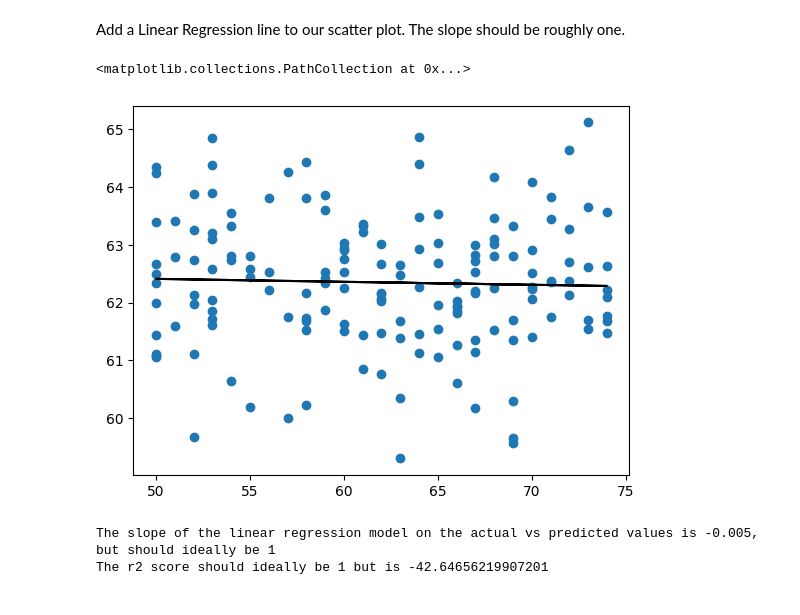
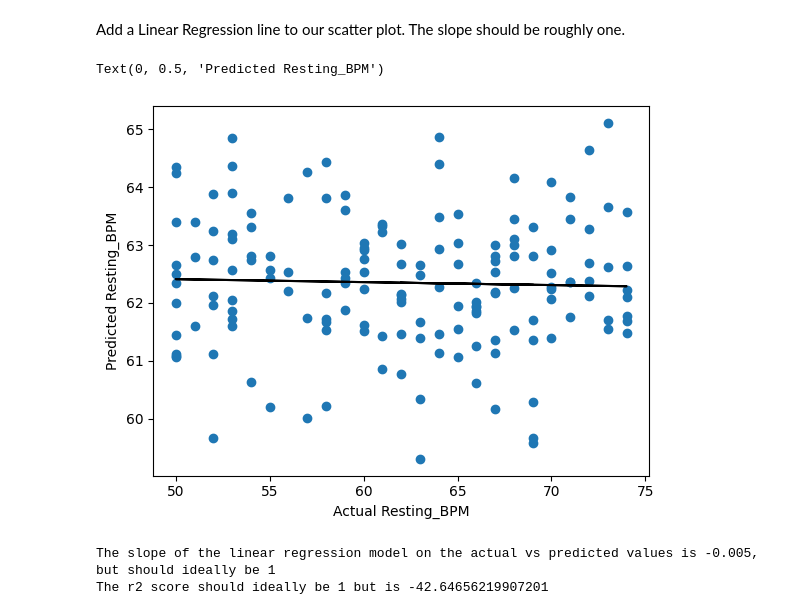
Before and after one commit to kklimov1/AngularSparkDataScienceProject, a Jupyter notebook: healthAnalysisCleaned.ipynb, the cells around one changed output. Cells and saved outputs as stored; diff of their text form; code cells hidden in the pictures.

```diff
--- a/healthAnalysisCleaned.ipynb
+++ b/healthAnalysisCleaned.ipynb
@@ -488,12 +488,14 @@ Add a Linear Regression line to our scatter plot. The slope should be roughly on
 # %%
 linear_df = linear_target_vs_prediction.toPandas()
 slope, i = np.polyfit(linear_df['Resting_BPM'], linear_df['prediction'], 1)
 line = slope*linear_df['Resting_BPM'] + i
 plt.plot(linear_df['Resting_BPM'], line, color='black')
 plt.scatter(linear_df['Resting_BPM'], linear_df['prediction'])
+plt.xlabel("Actual Resting_BPM")
+plt.ylabel("Predicted Resting_BPM")
 # %% [output]
-<matplotlib.collections.PathCollection at 0x...>
+Text(0, 0.5, 'Predicted Resting_BPM')
-[figure, old version]
+[figure, new version]
 # %%
 r2 = np.round(r2_score(linear_df['prediction'], linear_df['Resting_BPM']),3)
 # %%
```
Also changed, not shown: 6 other files.
